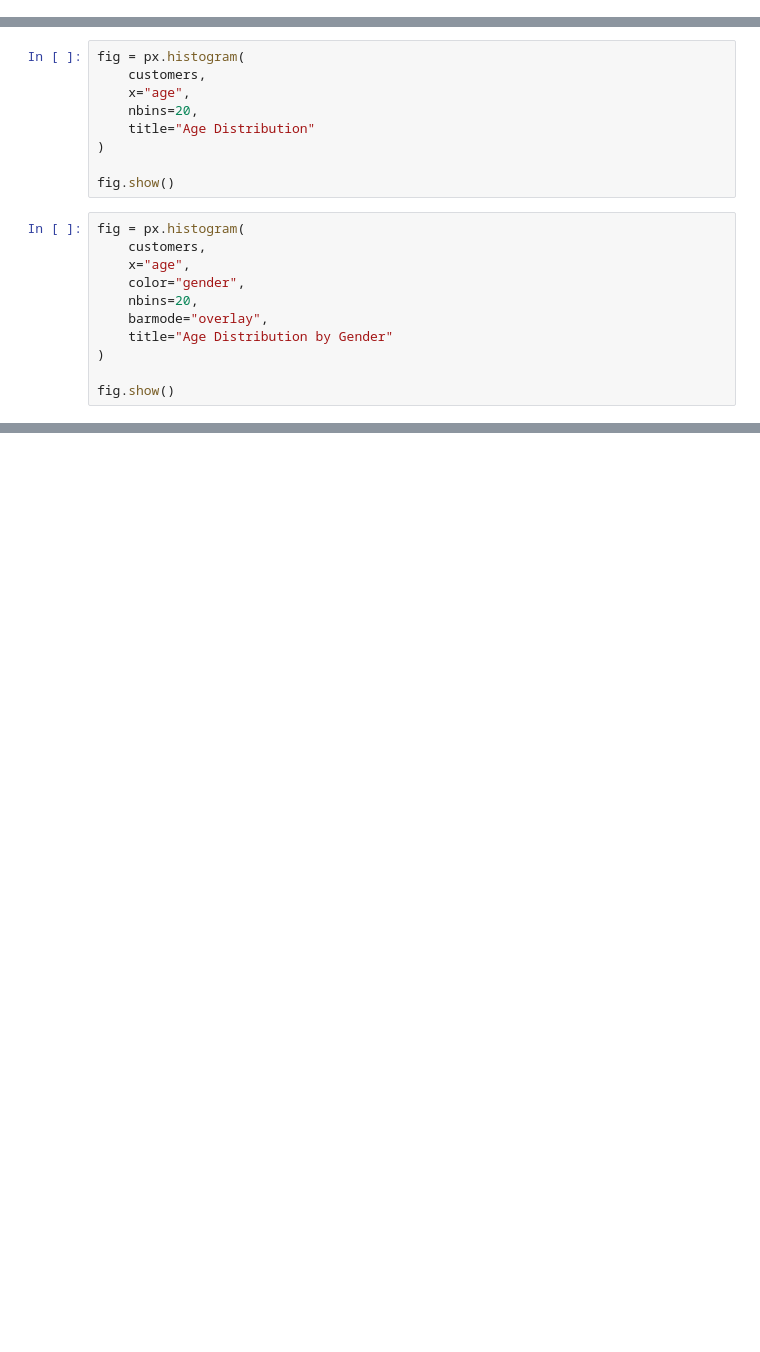
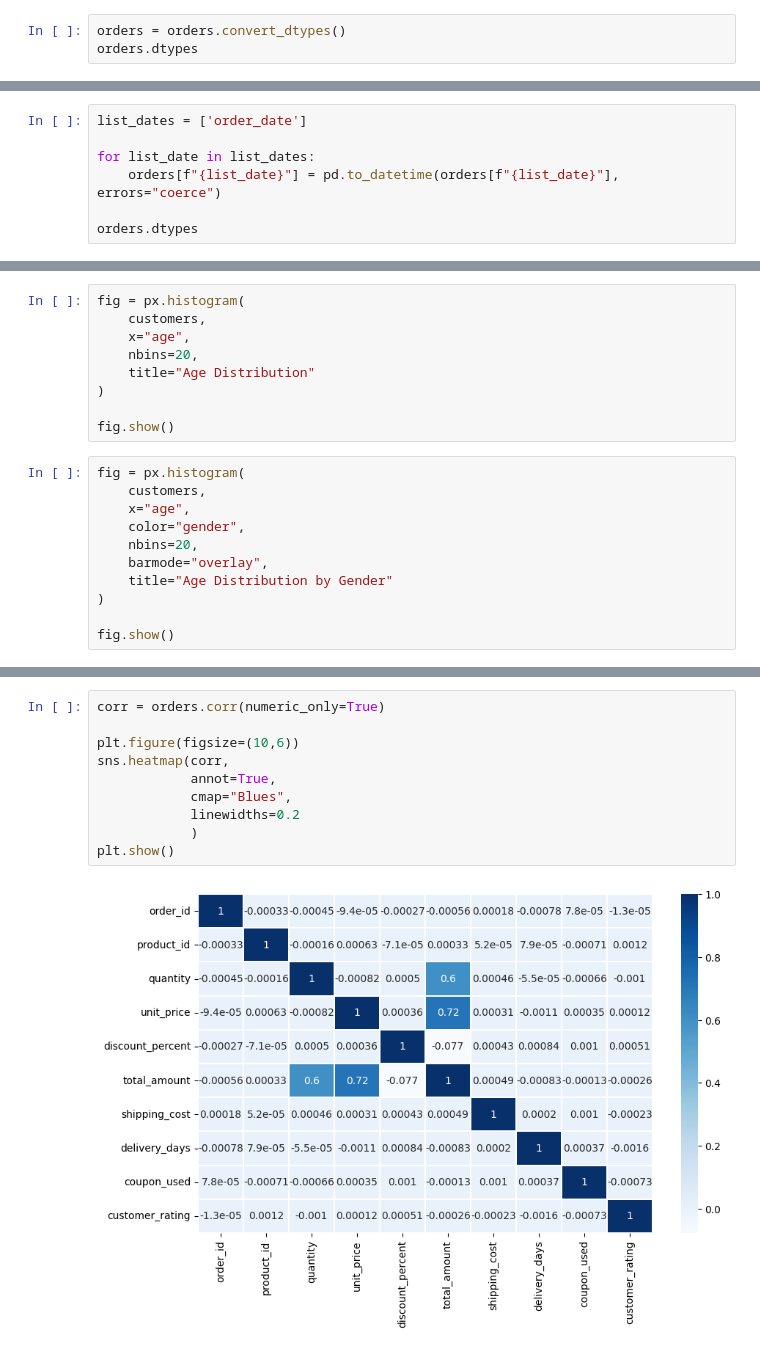
Before and after one commit to andvsilva/buildingAgents-studies, a Jupyter notebook: sql/dashboard/eda.ipynb, the cells around one changed output, grey strips where cells are left out. Cells and saved outputs as stored; diff of their text form; blank space fills up the shorter version.

```diff
--- a/sql/dashboard/eda.ipynb
+++ b/sql/dashboard/eda.ipynb
@@ -94,0 +95,3 @@ customers.head()
+# %%
+orders = orders.convert_dtypes()
+orders.dtypes
@@ -94,0 +118,7 @@ customers.head()
+# %%
+list_dates = ['order_date']
+
+for list_date in list_dates:
+    orders[f"{list_date}"] = pd.to_datetime(orders[f"{list_date}"], errors="coerce")
+
+orders.dtypes
@@ -149,0 +177,12 @@ orders.head()
+# %%
+corr = orders.corr(numeric_only=True)
+
+plt.figure(figsize=(10,6))
+sns.heatmap(corr,
+            annot=True,
+            cmap="Blues",
+            linewidths=0.2
+            )
+plt.show()
+# %% [output]
+[figure, added]
```
Also changed, not shown: parts of 22 cells of this notebook, 14 other files.
